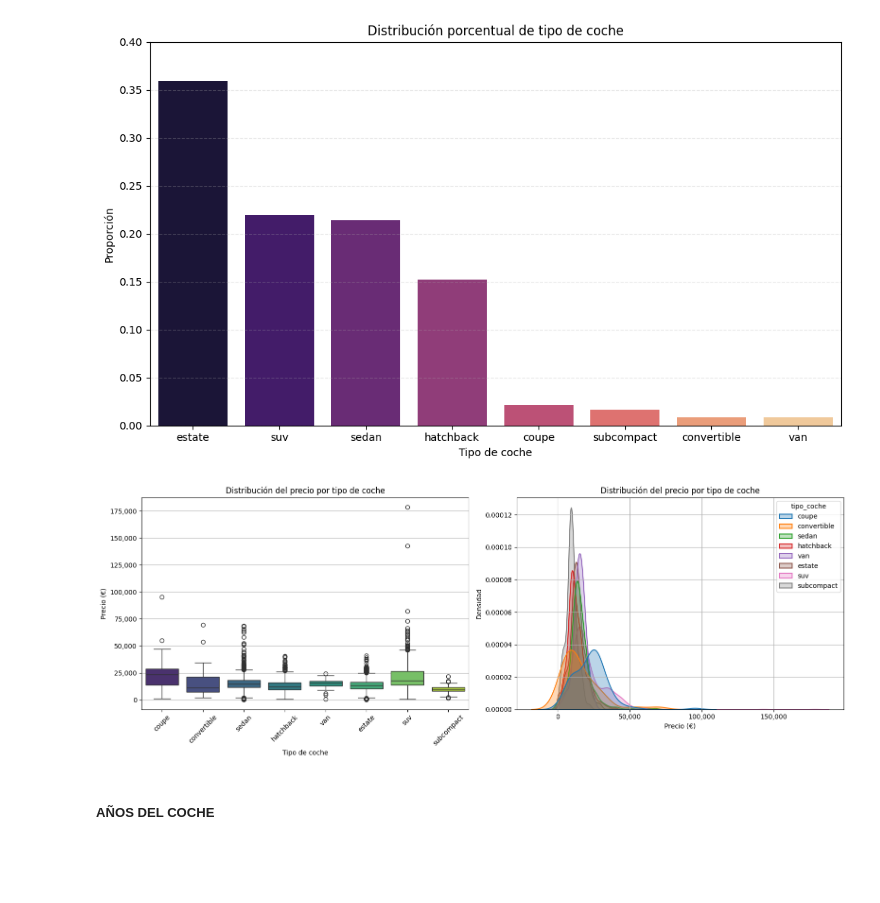
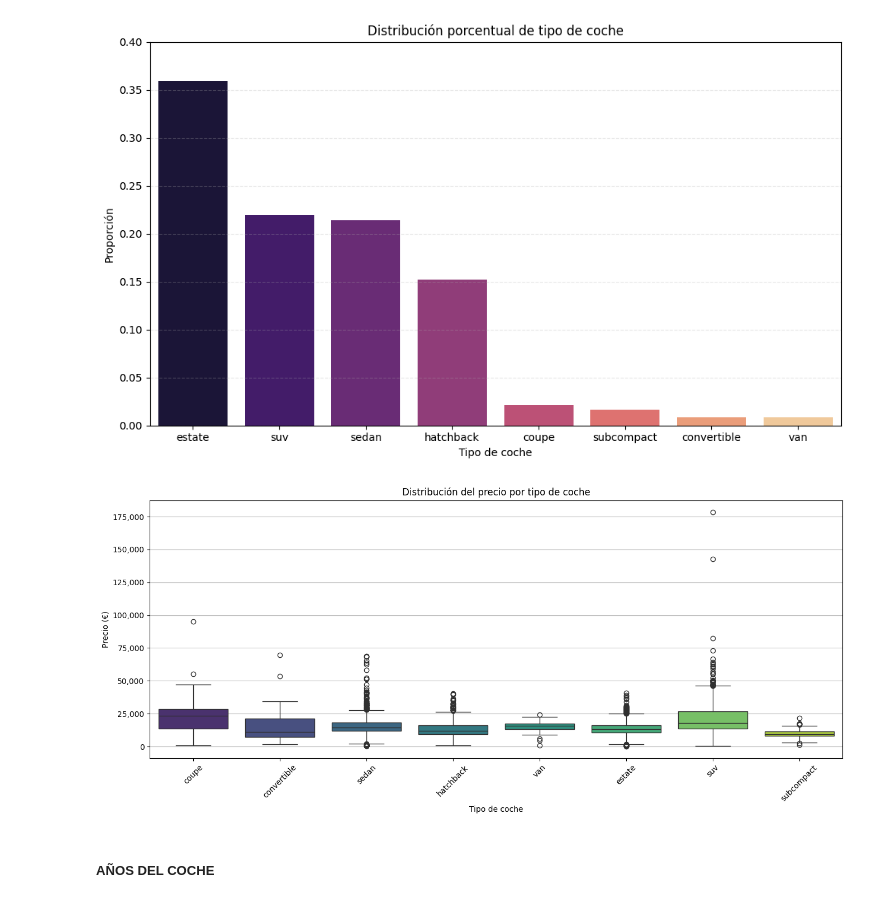
Before and after one commit to davidlarre/DS-BMW_Price, a Jupyter notebook: notebooks/Entregable1.ipynb, the cells around one changed output. Cells and saved outputs as stored; diff of their text form; code cells hidden in the pictures; blank space fills up the shorter version.

```diff
--- a/notebooks/Entregable1.ipynb
+++ b/notebooks/Entregable1.ipynb
@@ -307,6 +309,9 @@ df_bmw[['año_registro','año_venta','años_coche']].head(10)
 # Creamos la columna 'cantidad_extras' para identificar cuantos extras tiene cada coche
 df_bmw['cantidad_extras'] = df_bmw[['volante_regulable', 'aire_acondicionado', 'camara_trasera', 'asientos_traseros_plegables', 'elevalunas_electrico', 'bluetooth', 'gps', 'alerta_lim_velocidad']].sum(axis=1)
 
+# Ha creado la columna 'cantidad_extras' como un objecto, por lo que la convertimos a int
+df_bmw['cantidad_extras'] = df_bmw['cantidad_extras'].astype(int)
+
 # Comprobamos que se ha creado correctamente
 df_bmw.head(10)
 # %% [output]
@@ -2864,28 +2881,18 @@ plt.show()
 # %%
 plt.figure(figsize=(16,6))
 
 # Boxplot por tipo de coche
-plt.subplot(1, 2, 1)
 sns.boxplot(data=df_bmw, x='tipo_coche', y='precio', palette='viridis')
 plt.title('Distribución del precio por tipo de coche')
 plt.xlabel('Tipo de coche')
 plt.ylabel('Precio (€)')
 plt.xticks(rotation=45)
 plt.grid(True, axis='y')
 plt.gca().yaxis.set_major_formatter(mticker.FuncFormatter(lambda x, _: f'{int(x):,}'))
 
-# Histograma KDE por tipo de coche (coloreado por tipo_coche)
-plt.subplot(1, 2, 2)
-sns.kdeplot(data=df_bmw, x='precio', hue='tipo_coche', common_norm=False, fill=True, alpha=0.3, linewidth=1.5)
-plt.title('Distribución del precio por tipo de coche')
-plt.xlabel('Precio (€)')
-plt.ylabel('Densidad')
-plt.grid(True)
-plt.gca().xaxis.set_major_formatter(mticker.FuncFormatter(lambda x, _: f'{int(x):,}'))
 
-plt.tight_layout()
 plt.show()
 # %% [output]
-[figure, old version]
+[figure, new version]
 # %% [markdown]
 ##### **AÑOS DEL COCHE**
```
Also changed, not shown: parts of 48 cells of this notebook, 2 other files.
